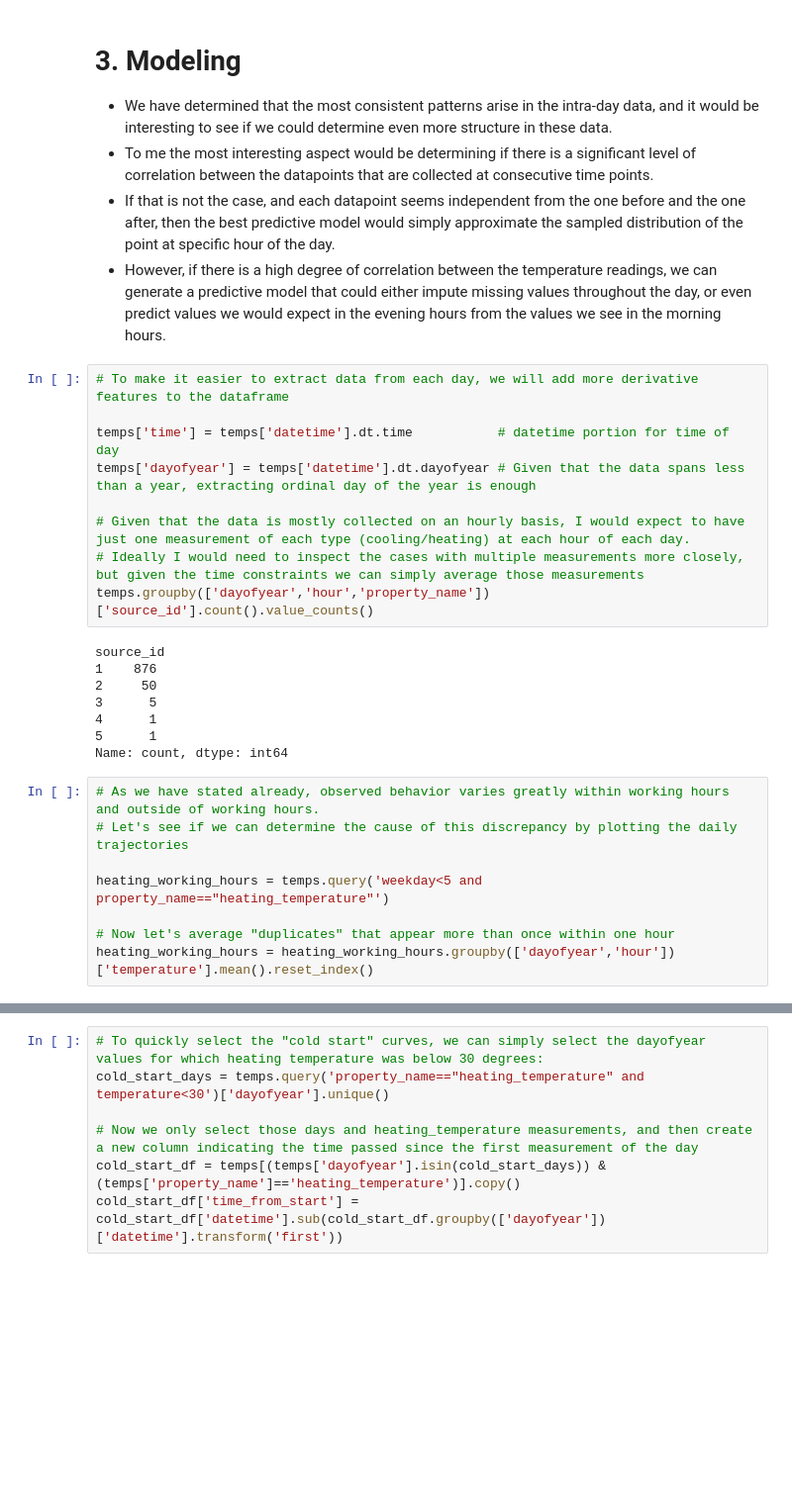
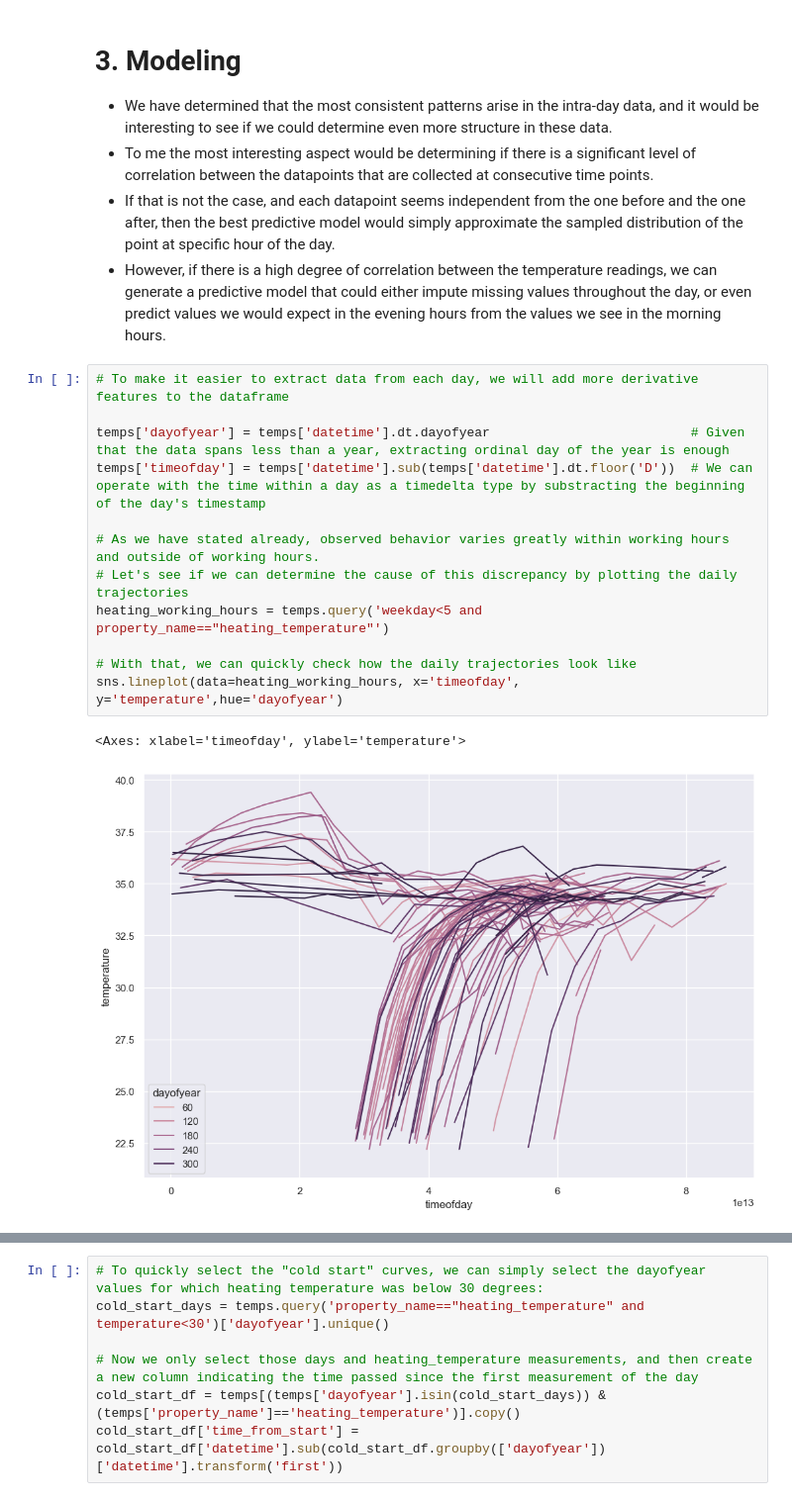
Before and after one commit to AntonSavchenko/Zeiss_DS_Interview, a Jupyter notebook: ZEISS_DS_Task.ipynb, the cells around one changed output, grey strips where cells are left out. Shown at 99% size. Saved outputs shown, nothing was run; the diff lists cells and outputs as text; blank space fills up the shorter version.

```diff
--- a/ZEISS_DS_Task.ipynb
+++ b/ZEISS_DS_Task.ipynb
@@ -203,25 +208,15 @@ sns.violinplot(data=temps, x='month', y='temperature', hue='property_name', spli
 # %%
 # To make it easier to extract data from each day, we will add more derivative features to the dataframe
 
-temps['time'] = temps['datetime'].dt.time           # datetime portion for time of day
-temps['dayofyear'] = temps['datetime'].dt.dayofyear # Given that the data spans less than a year, extracting ordinal day of the year is enough
+temps['dayofyear'] = temps['datetime'].dt.dayofyear                          # Given that the data spans less than a year, extracting ordinal day of the year is enough
+temps['timeofday'] = temps['datetime'].sub(temps['datetime'].dt.floor('D'))  # We can operate with the time within a day as a timedelta type by substracting the beginning of the day's timestamp
 
-# Given that the data is mostly collected on an hourly basis, I would expect to have just one measurement of each type (cooling/heating) at each hour of each day.
-# Ideally I would need to inspect the cases with multiple measurements more closely, but given the time constraints we can simply average those measurements
-temps.groupby(['dayofyear','hour','property_name'])['source_id'].count().value_counts()
+# As we have stated already, observed behavior varies greatly within working hours and outside of working hours.
+# Let's see if we can determine the cause of this discrepancy by plotting the daily trajectories
+heating_working_hours = temps.query('weekday<5 and property_name=="heating_temperature"')
+
+# With that, we can quickly check how the daily trajectories look like
+sns.lineplot(data=heating_working_hours, x='timeofday', y='temperature',hue='dayofyear')
 # %% [output]
-source_id
-1    876
-2     50
-3      5
-4      1
-5      1
-Name: count, dtype: int64
+<Axes: xlabel='timeofday', ylabel='temperature'>
+[figure, added]
-# %%
-# As we have stated already, observed behavior varies greatly within working hours and outside of working hours.
-# Let's see if we can determine the cause of this discrepancy by plotting the daily trajectories
-
-heating_working_hours = temps.query('weekday<5 and property_name=="heating_temperature"')
-
-# Now let's average "duplicates" that appear more than once within one hour
-heating_working_hours = heating_working_hours.groupby(['dayofyear','hour'])['temperature'].mean().reset_index()
```
Also changed, not shown: parts of 13 cells of this notebook, 6 other files.
